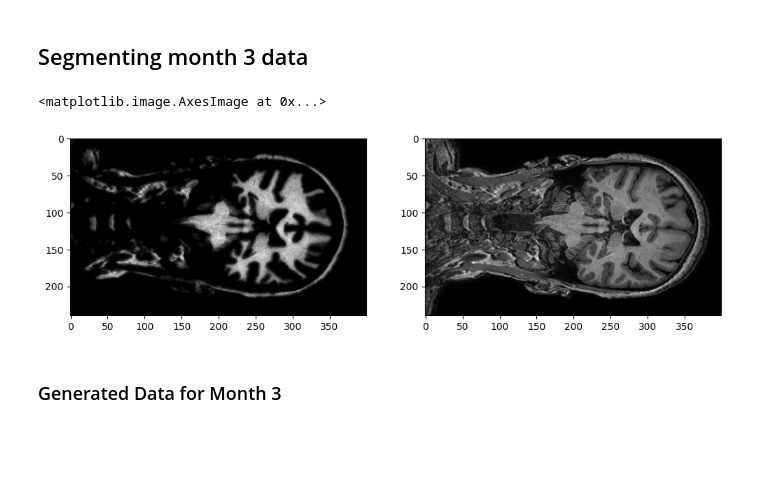
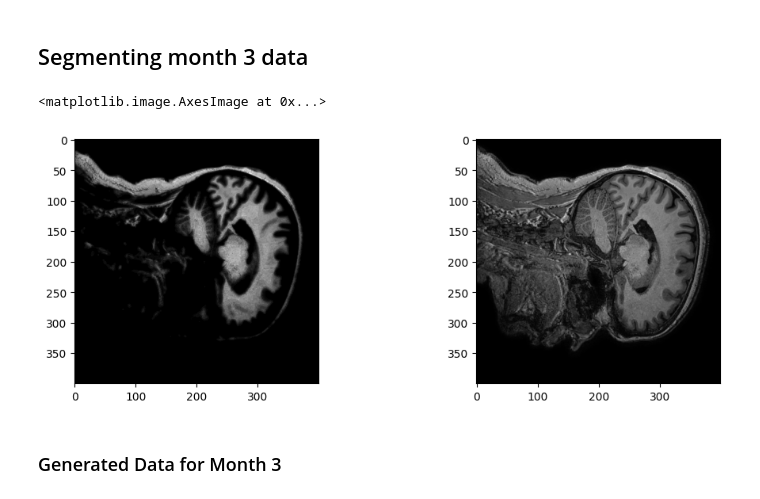
Before and after one commit to Keymii/wavelet-mri-registration, a Jupyter notebook: bone-segmentation.ipynb, the cells around one changed output. Cells and saved outputs as stored; diff of their text form; code cells hidden in the pictures; blank space fills up the shorter version.

```diff
--- a/bone-segmentation.ipynb
+++ b/bone-segmentation.ipynb
@@ -101,22 +101,22 @@ other_tissues_mask = ((labels == sorted_clusters[1]) | (labels == bone_cluster))
 
 # `bone_mask` is now a binary mask for bones, and `other_tissues_mask` includes all valued areas
 # %%
-idx = 160
+idx = 100
 fig, ax = plt.subplots(1,2, figsize=(12,4))
 
 # sliced_bone_mask = bone_mask[:,:,idx]
 # sliced_mri_volume = mri_volume[:,:,idx]
 smooth_bone_mask = ndimage.gaussian_filter(bone_mask*10, sigma=2)
-sliced_mri = mri_volume[:,idx,:]
-sliced_mask = smooth_bone_mask[:,idx,:]
+sliced_mri = mri_volume[idx,:,:]
+sliced_mask = smooth_bone_mask[idx,:,:]
 # ax[0].imshow(bone_mask[:,:,idx], cmap='gray')
 plt.set_cmap('gray')
 ax[0].imshow(np.where(sliced_mask!=0, sliced_mri*sliced_mask, 0))
 # ax[1].imshow(other_tissues_mask[:,:,idx], cmap='gray')
-ax[1].imshow(mri_volume[:,idx,:])
+ax[1].imshow(mri_volume[idx,:,:])
 # %% [output]
 <matplotlib.image.AxesImage at 0x...>
-[figure, old version]
+[figure, new version]
 # %% [markdown]
 ### Generated Data for Month 3
 # %%
```
Also changed, not shown: parts of 3 cells of this notebook, 4 other files.
